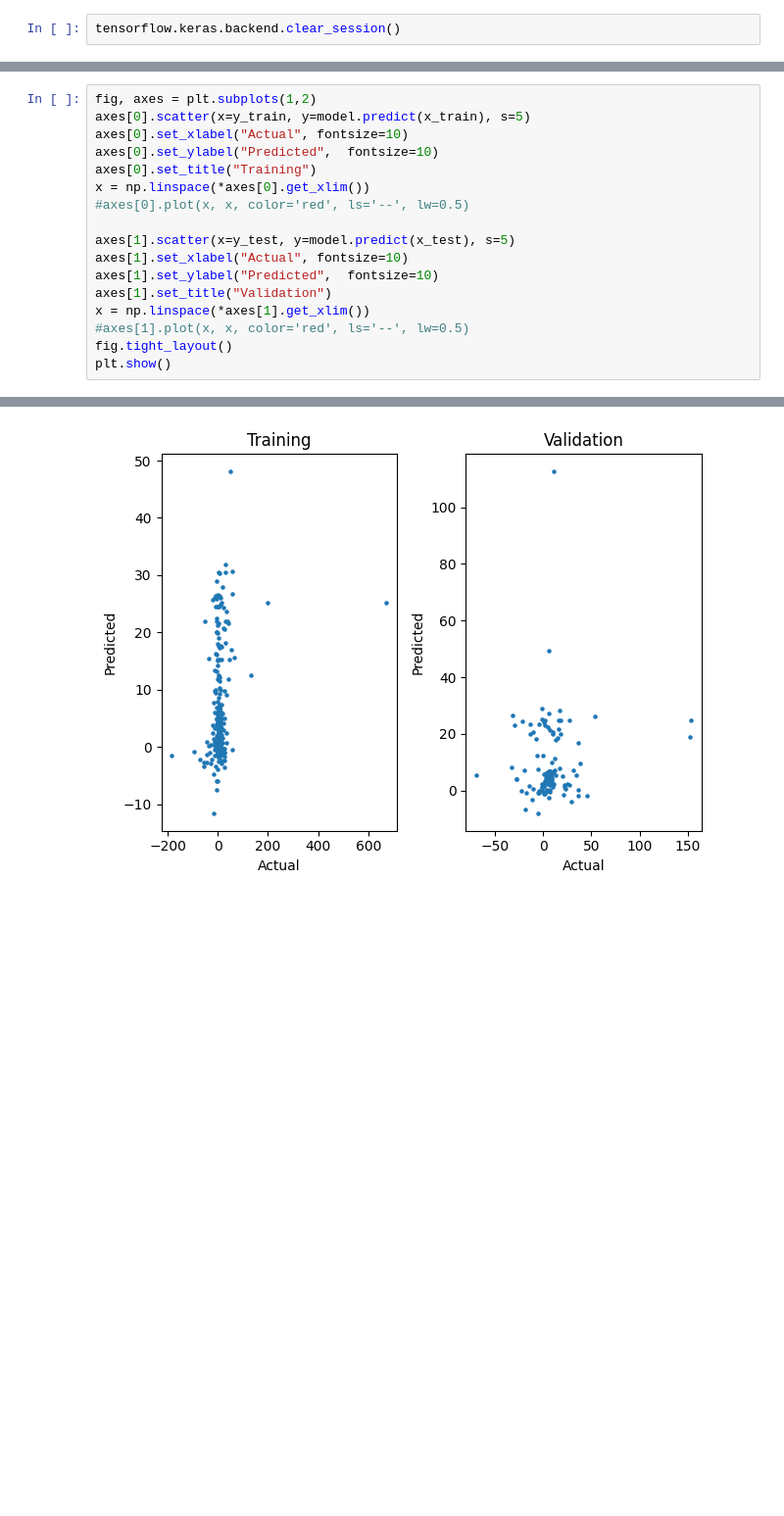
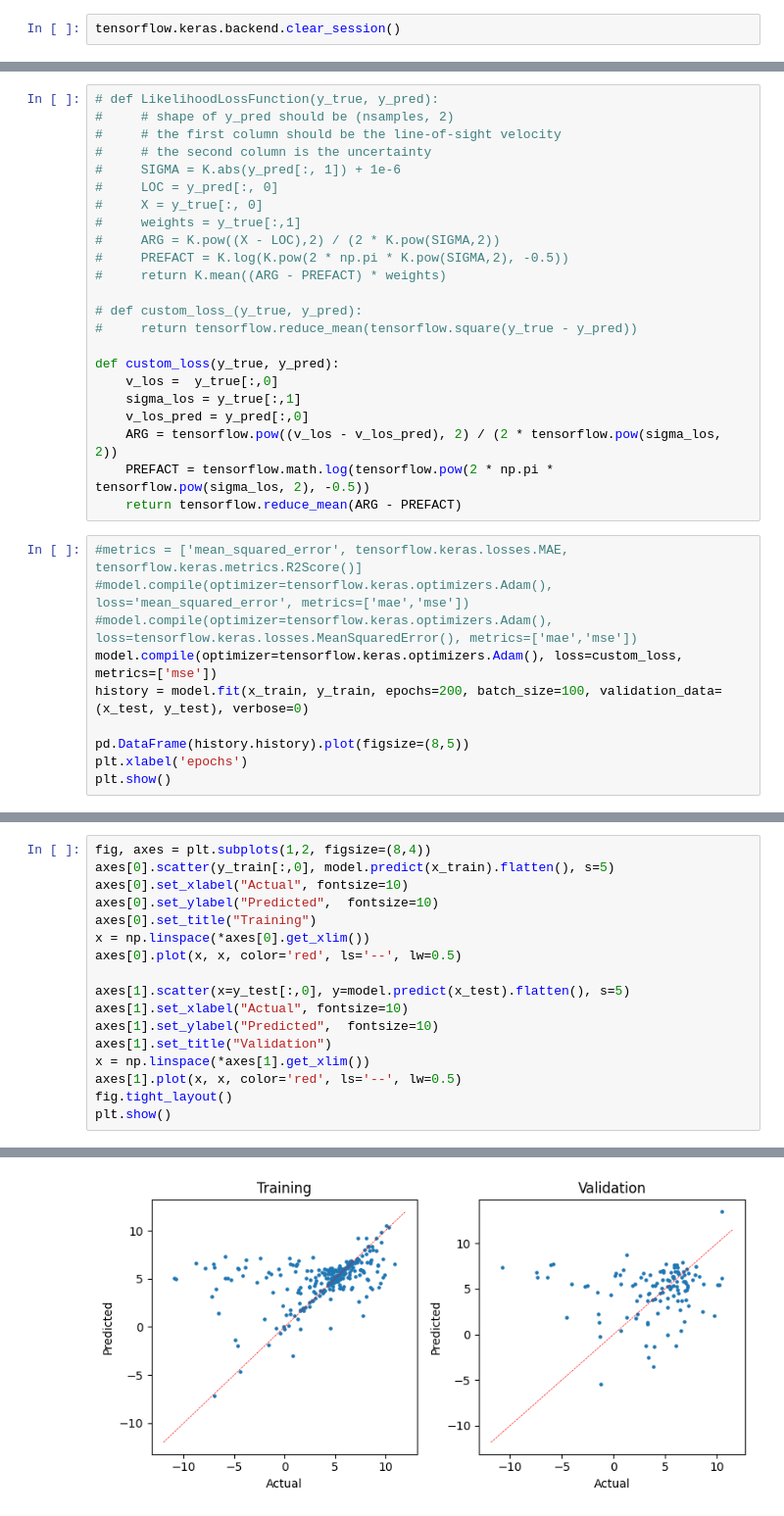
Before and after one commit to stevenalfonso/radial-velocity, a Jupyter notebook: regression_radial_velocity.ipynb, the cells around one changed output, grey strips where cells are left out. Shown at 98% size. Drawn from its saved outputs; the diff is of its cells as text; blank space fills up the shorter version.

```diff
--- a/regression_radial_velocity.ipynb
+++ b/regression_radial_velocity.ipynb
@@ -223,0 +257,33 @@ plt.show()
+# %%
+# def LikelihoodLossFunction(y_true, y_pred):
+#     # shape of y_pred should be (nsamples, 2)
+#     # the first column should be the line-of-sight velocity
+#     # the second column is the uncertainty
+#     SIGMA = K.abs(y_pred[:, 1]) + 1e-6
+#     LOC = y_pred[:, 0]
+#     X = y_true[:, 0]
+#     weights = y_true[:,1]
+#     ARG = K.pow((X - LOC),2) / (2 * K.pow(SIGMA,2))
+#     PREFACT = K.log(K.pow(2 * np.pi * K.pow(SIGMA,2), -0.5))
+#     return K.mean((ARG - PREFACT) * weights)
+
+# def custom_loss_(y_true, y_pred):
+#     return tensorflow.reduce_mean(tensorflow.square(y_true - y_pred))
+
+def custom_loss(y_true, y_pred):
+    v_los =  y_true[:,0]
+    sigma_los = y_true[:,1]
+    v_los_pred = y_pred[:,0]
+    ARG = tensorflow.pow((v_los - v_los_pred), 2) / (2 * tensorflow.pow(sigma_los, 2))
+    PREFACT = tensorflow.math.log(tensorflow.pow(2 * np.pi * tensorflow.pow(sigma_los, 2), -0.5))
+    return tensorflow.reduce_mean(ARG - PREFACT)
+# %%
+#metrics = ['mean_squared_error', tensorflow.keras.losses.MAE, tensorflow.keras.metrics.R2Score()]
+#model.compile(optimizer=tensorflow.keras.optimizers.Adam(), loss='mean_squared_error', metrics=['mae','mse'])
+#model.compile(optimizer=tensorflow.keras.optimizers.Adam(), loss=tensorflow.keras.losses.MeanSquaredError(), metrics=['mae','mse'])
+model.compile(optimizer=tensorflow.keras.optimizers.Adam(), loss=custom_loss, metrics=['mse'])
+history = model.fit(x_train, y_train, epochs=200, batch_size=100, validation_data=(x_test, y_test), verbose=0)
+
+pd.DataFrame(history.history).plot(figsize=(8,5))
+plt.xlabel('epochs')
+plt.show()
@@ -224,18 +292,18 @@ plt.show()
 # %%
-fig, axes = plt.subplots(1,2)
-axes[0].scatter(x=y_train, y=model.predict(x_train), s=5)
+fig, axes = plt.subplots(1,2, figsize=(8,4))
+axes[0].scatter(y_train[:,0], model.predict(x_train).flatten(), s=5)
 axes[0].set_xlabel("Actual", fontsize=10)
 axes[0].set_ylabel("Predicted",  fontsize=10)
 axes[0].set_title("Training")
 x = np.linspace(*axes[0].get_xlim())
-#axes[0].plot(x, x, color='red', ls='--', lw=0.5)
+axes[0].plot(x, x, color='red', ls='--', lw=0.5)
 
-axes[1].scatter(x=y_test, y=model.predict(x_test), s=5)
+axes[1].scatter(x=y_test[:,0], y=model.predict(x_test).flatten(), s=5)
 axes[1].set_xlabel("Actual", fontsize=10)
 axes[1].set_ylabel("Predicted",  fontsize=10)
 axes[1].set_title("Validation")
 x = np.linspace(*axes[1].get_xlim())
-#axes[1].plot(x, x, color='red', ls='--', lw=0.5)
+axes[1].plot(x, x, color='red', ls='--', lw=0.5)
 fig.tight_layout()
 plt.show()
 # %% [output]
@@ -244,2 +312,2 @@ plt.show()
-[figure, old version]
+[figure, new version]
 # %%
```
Also changed, not shown: parts of 25 cells of this notebook.
